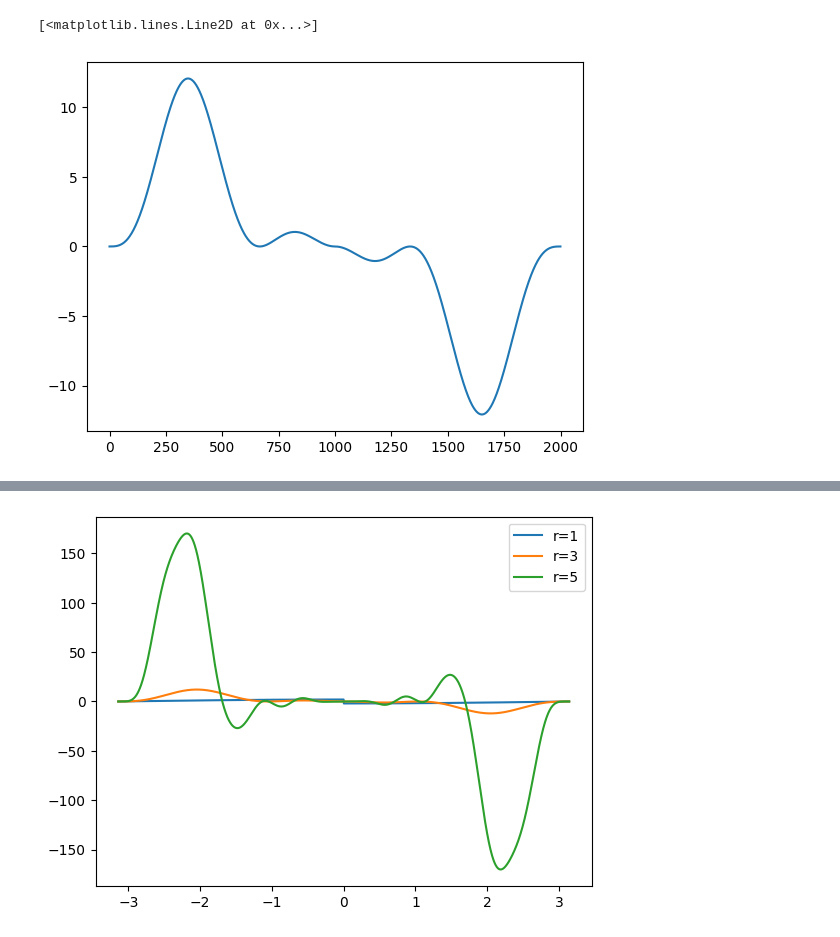
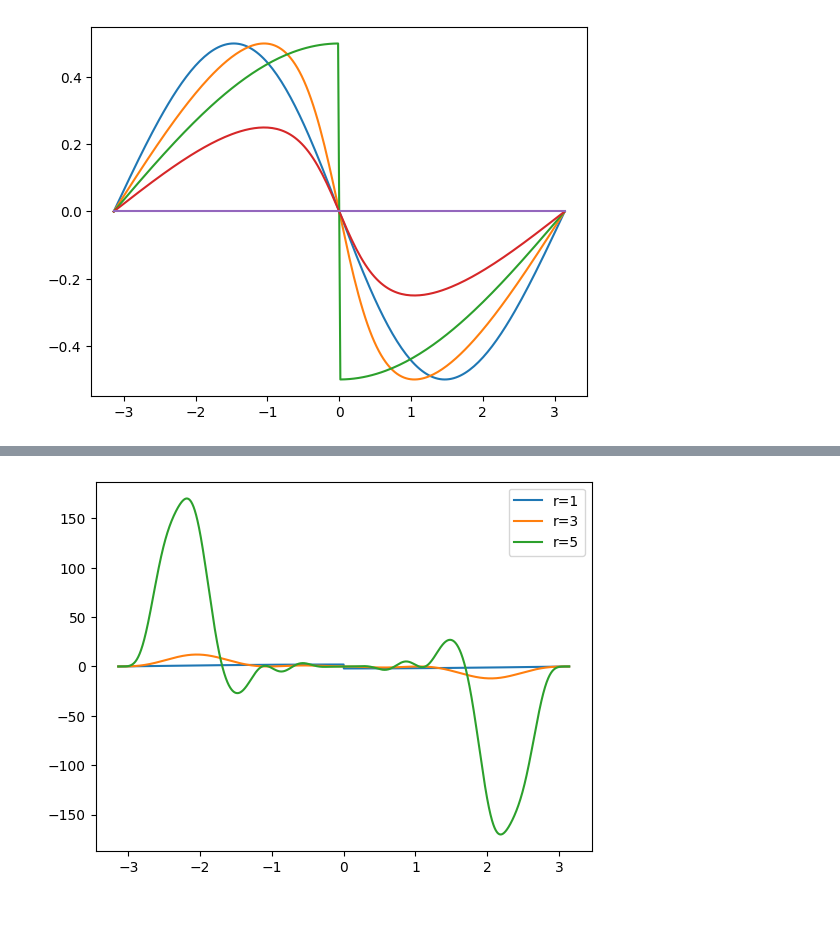
Before and after one commit to KristianMunnikhuis/subsystem_loschmidt_echo, a Jupyter notebook: scripts/Adiabatic Pert Theory/matrixelements.ipynb, the cells around one changed output, grey strips where cells are left out. Cells and saved outputs as stored; diff of their text form; code cells hidden in the pictures.

```diff
--- a/scripts/Adiabatic Pert Theory/matrixelements.ipynb
+++ b/scripts/Adiabatic Pert Theory/matrixelements.ipynb
@@ -124,7 +124,11 @@ def BA(k,g,r):
 
 def AA_t(k,g,r):
     args = (k,g,r)
-    return 0#AC(*args)+AA(*args)+CC(*args)+CA(*args)
+    return AC(*args)+AA(*args)+CC(*args)+CA(*args)
 def BB_t(k,g,r):
     args = (k,g,r)
-    return 0#-(-AC(*args)+AA(*args)+CC(*args)-CA(*args))
+    return (-AC(*args)+AA(*args)+CC(*args)-CA(*args))
+# %%
+k = np.linspace(-pi,pi,1000)
+plot((AA_t(k,1,10))/1j)
+plot((BB_t(k,1,10))/1j)
@@ -195,34 +202,36 @@ def sigma_general(indices, g, k):
     A_coords = [x for x in R if x not in odd_sites]
     B_coords = [x for x in R if x not in even_sites]
 
     # Build full 2N x 2N Majorana correlation matrix
     Gamma = np.zeros((2*N, 2*N), dtype=complex)
 
     # Block BB
     for i in range(N):
         for j in range(N):
             r = B_coords[j] - B_coords[i]
             Gamma[i, j] = BB_t(k, g, r)
 
     # Block AA
     for i in range(N):
         for j in range(N):
             r = A_coords[j] - A_coords[i]
             Gamma[N+i, N+j] = AA_t(k, g, r)
 
     # Block BA and -BAᵀ
     for i in range(N):
         for j in range(N):
             r = A_coords[j] - B_coords[i]
             Gamma[i, N+j]     = BA(k, g, r)
             Gamma[N+j, i]     = -BA(k, g, r)
 
     # zero diagonals (Majorana requirement)
     np.fill_diagonal(Gamma, 0)
-
+  #  print(Gamma)
     return pfaff(Gamma)
 
-plot(np.array([sigma_general([0,3],1,ki)for ki in k])/1j)
+
+index = [0,1]
+for g in [10,2,1,0.5,0]:
+    plot(k,np.array([np.imag(sigma_general(index,g,ki))/4 for ki in k])/1,label="real part")
 # %% [output]
-[<matplotlib.lines.Line2D at 0x...>]
-[figure, old version]
+[figure, new version]
```
Also changed, not shown: parts of 4 cells of this notebook, 5 other files.
